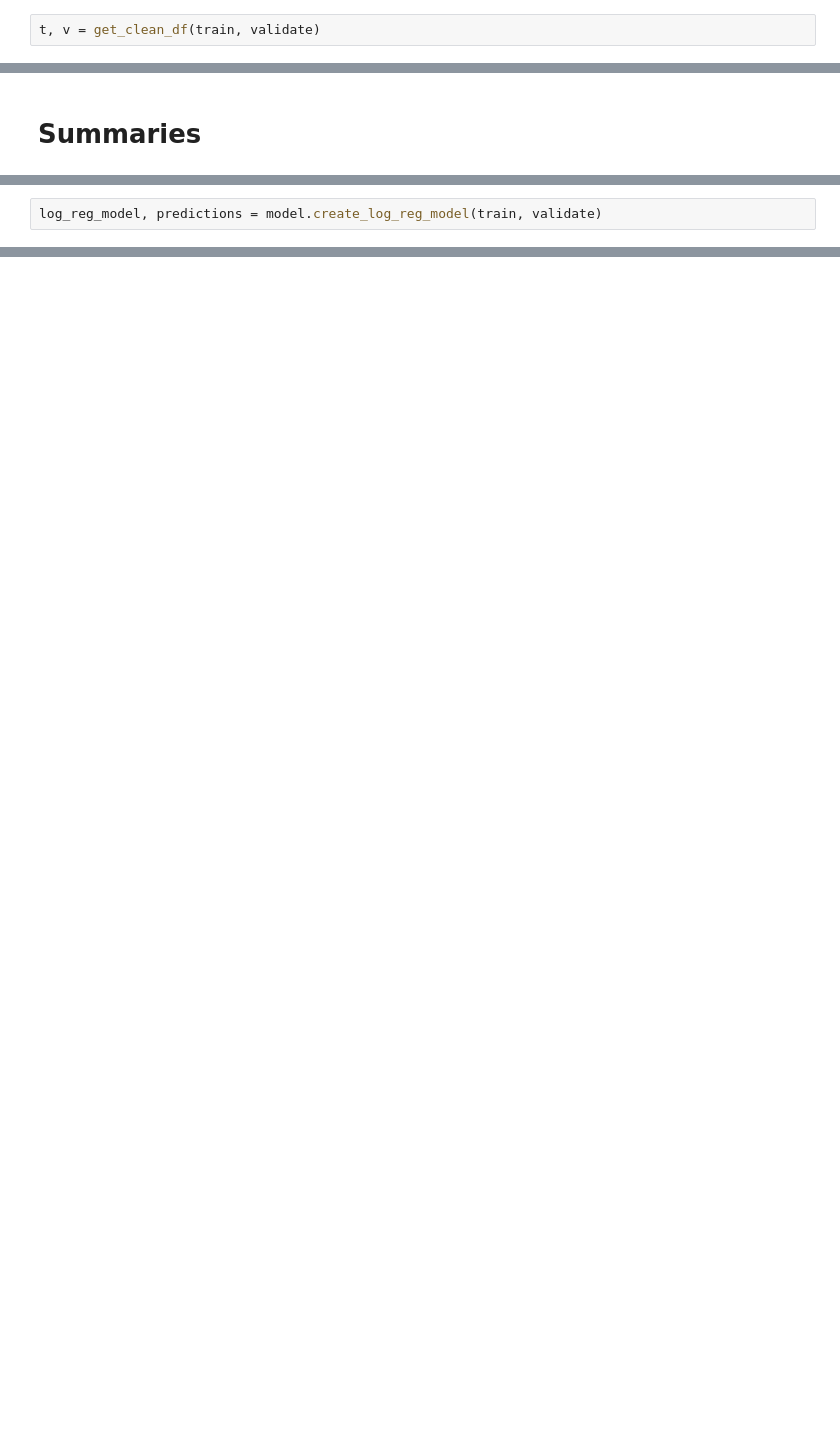
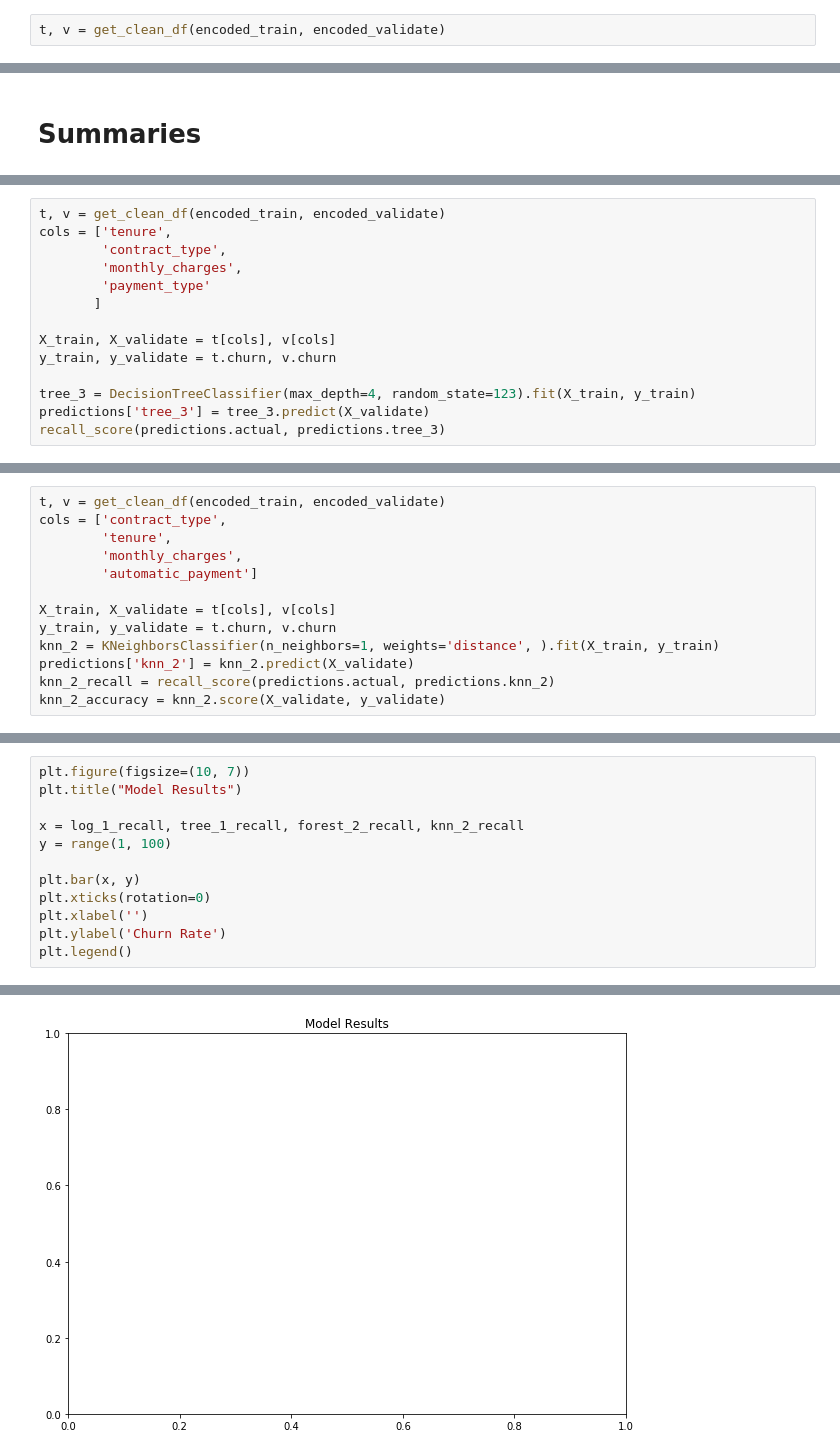
Before and after one commit to Churning-Up-the-Heat/classification-project, a Jupyter notebook: shay_main.ipynb, the cells around one changed output, grey strips where cells are left out. Cells and saved outputs as stored; diff of their text form; blank space fills up the shorter version.

Commit message:
continued testing and creating models

```diff
--- a/shay_main.ipynb
+++ b/shay_main.ipynb
@@ -94,5 +108,5 @@ tree_1_accuracy
 # %% [markdown]
 ## Random Forest
 # %%
-t, v = get_clean_df(train, validate)
+t, v = get_clean_df(encoded_train, encoded_validate)
 # %%
@@ -180,2 +230,0 @@ print(classification_report(predictions.actual, knn.predict(X_validate)))
-# %%
-log_reg_model, predictions = model.create_log_reg_model(train, validate)
@@ -185,0 +291,14 @@ log_reg_model.score(X_validate, y_validate)
+# %%
+t, v = get_clean_df(encoded_train, encoded_validate)
+cols = ['tenure',
+        'contract_type',
+        'monthly_charges',
+        'payment_type'
+       ]
+
+X_train, X_validate = t[cols], v[cols]
+y_train, y_validate = t.churn, v.churn
+
+tree_3 = DecisionTreeClassifier(max_depth=4, random_state=123).fit(X_train, y_train)
+predictions['tree_3'] = tree_3.predict(X_validate)
+recall_score(predictions.actual, predictions.tree_3)
@@ -185,0 +307,13 @@ log_reg_model.score(X_validate, y_validate)
+# %%
+t, v = get_clean_df(encoded_train, encoded_validate)
+cols = ['contract_type',
+        'tenure',
+        'monthly_charges',
+        'automatic_payment']
+
+X_train, X_validate = t[cols], v[cols]
+y_train, y_validate = t.churn, v.churn
+knn_2 = KNeighborsClassifier(n_neighbors=1, weights='distance', ).fit(X_train, y_train)
+predictions['knn_2'] = knn_2.predict(X_validate)
+knn_2_recall = recall_score(predictions.actual, predictions.knn_2)
+knn_2_accuracy = knn_2.score(X_validate, y_validate)
@@ -185,0 +362,13 @@ log_reg_model.score(X_validate, y_validate)
+# %%
+plt.figure(figsize=(10, 7))
+plt.title("Model Results")
+
+x = log_1_recall, tree_1_recall, forest_2_recall, knn_2_recall
+y = range(1, 100)
+
+plt.bar(x, y)
+plt.xticks(rotation=0)
+plt.xlabel('')
+plt.ylabel('Churn Rate')
+plt.legend()
+# %% [output]
@@ -185,0 +376 @@ log_reg_model.score(X_validate, y_validate)
+[figure, added]
```
Also changed, not shown: parts of 41 cells of this notebook.
